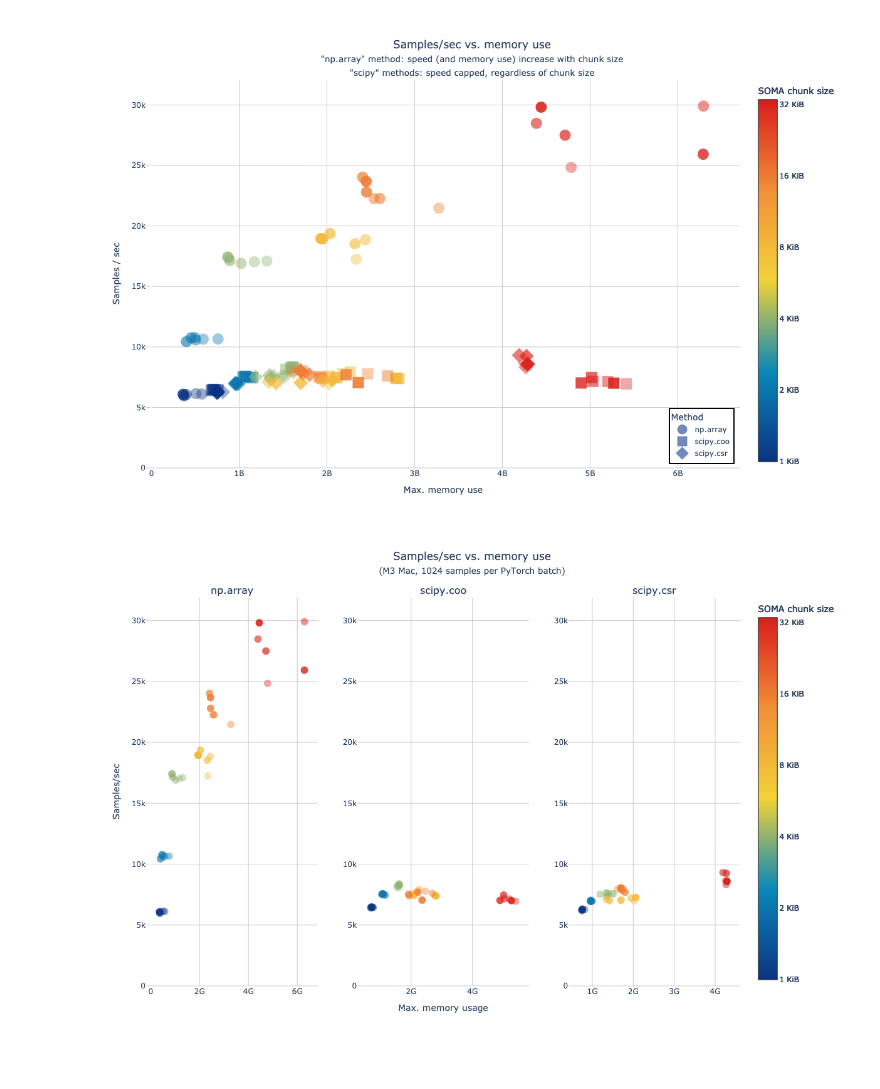
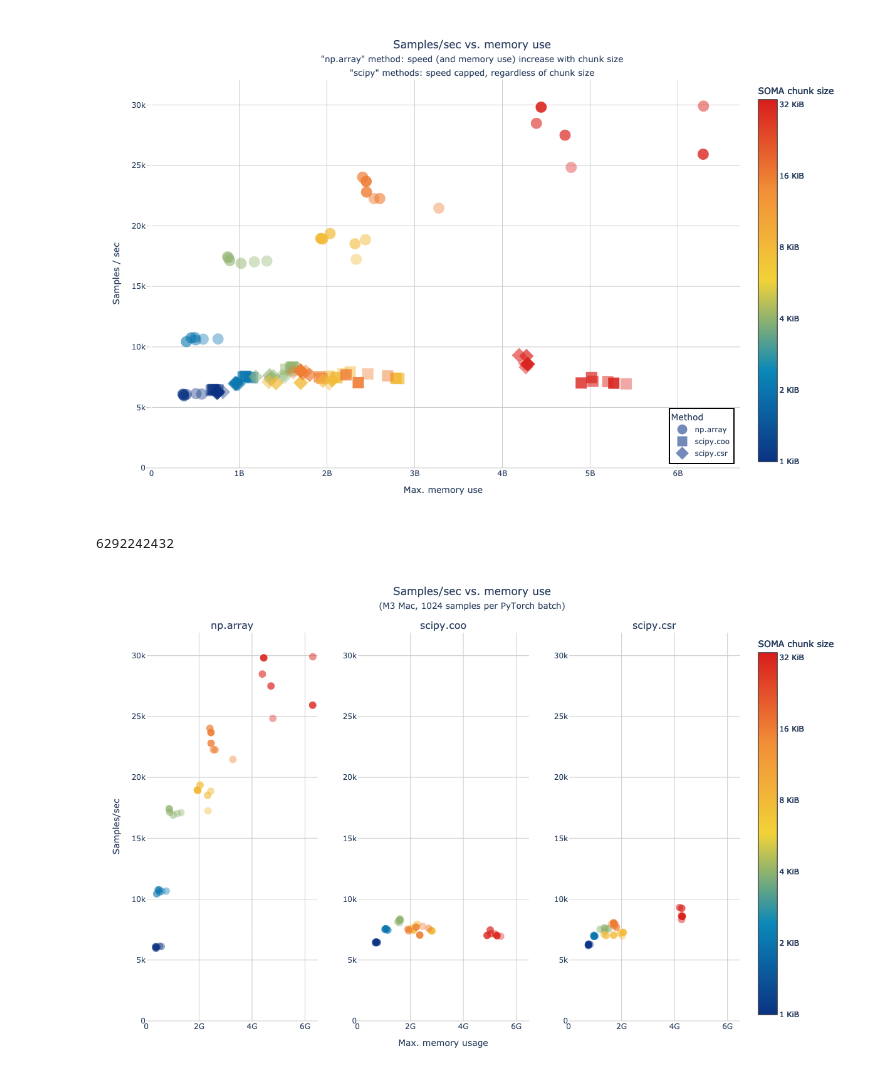
Before and after one commit to TileDB-Inc/arrayloader-benchmarks, a Jupyter notebook: notebooks/data-loader-stats/m3/nb.ipynb, the cells around one changed output. Cells and saved outputs as stored; diff of their text form; code cells hidden in the pictures.

```diff
--- a/notebooks/data-loader-stats/m3/nb.ipynb
+++ b/notebooks/data-loader-stats/m3/nb.ipynb
@@ -19,9 +20,12 @@ show = None                # Set to "png" to render plots in notebook as PNGs (g
 # Parameters
 out_dir = "m3"
 show = "png"
+hostname = "m3"
 # %%
 db_uri = f'sqlite:///{db_path}'
 df = pd.read_sql_table(tbl, db_uri)
+if hostname:
+    df = df[df.hostname.str.contains(hostname)].reset_index(drop=True)
 df
 # %% [output]
 |  | start | epoch | n_rows | elapsed | gc | max_mem | alb_start | sha | user | hostname | uri | ... |
@@ -173,10 +177,10 @@ plot(
 title = "Samples/sec vs. memory use"
 # %%
 fig = go.Figure()
-for idx, fmt in enumerate(FMTS):
-    f = df[df.fmt == fmt]
+for idx, method in enumerate(METHODS):
+    f = df[df.method == method]
     fig.add_trace(go.Scatter(
-        name=fmt,
+        name=method,
         x=f.max_mem,
         y=f[y],
         #text=f.epoch.astype(str),
@@ -230,55 +234,60 @@ plot(
 )
 # %% [output]
 [figure]
+# %%
+max_mem = df.max_mem.max()
+max_mem
+# %% [output]
+6292242432
 # %%
 ncols = 3
 fig = make_subplots(
     rows=1,
     cols=ncols,
     shared_yaxes=True,
-    subplot_titles=FMTS,
+    subplot_titles=METHODS,
 )
 
-for col, fmt in enumerate(FMTS):
-    f = df[df.fmt == fmt]
+for col, method in enumerate(METHODS):
+    f = df[df.method == method]
     fig.add_trace(
         go.Scatter(
             x=f.max_mem,
             y=f[y],
             mode='markers',
-            name=fmt,
+            name=method,
             marker=dict(
                 color=f.soma_chunk_size.apply(log2),
                 colorscale=px.colors.diverging.Portland,
                 cmin=min_chunk_log2,
                 cmax=max_chunk_log2 + .07,
                 colorbar=dict(
                     title='SOMA chunk size',
                     tickmode='array',
                     tickvals=chunks_log2,
                     ticktext=list(map(lambda e: f'{2**(e-10)} KiB', chunks_log2)),
                 ),
                 showscale=True,
                 opacity=0.4 + 0.5 * f.epoch / max(df.epoch),
                 size=12,
             ),
             customdata=f[['epoch', 'soma_chunk_size']],
         ),
         row=1, col=col+1,
     )
 
 ss = [ "" if i == 1 else f"{i}" for i in range(1, ncols+1) ]
 plot(
-    fig,
+    fig.update_xaxes(range=[0, max_mem*1.03]),
     [ title, host_subtitle, ],
     title_y=.95,
     name="speed_vs_mem_3",
     width=1000, height=600,
     showlegend=False,
     **{ f"xaxis{(ncols+1)//2}_title": "Max. memory usage" },
     **{ f"xaxis{s}_tickformat": "s" for s in ss },
     yaxis_title="Samples/sec",
     **{ f"yaxis{s}_showticklabels": True for s in ss },
 )
 # %% [output]
-[figure, old version]
+[figure, new version]
```
Also changed, not shown: parts of 4 cells of this notebook, 3 other files.
